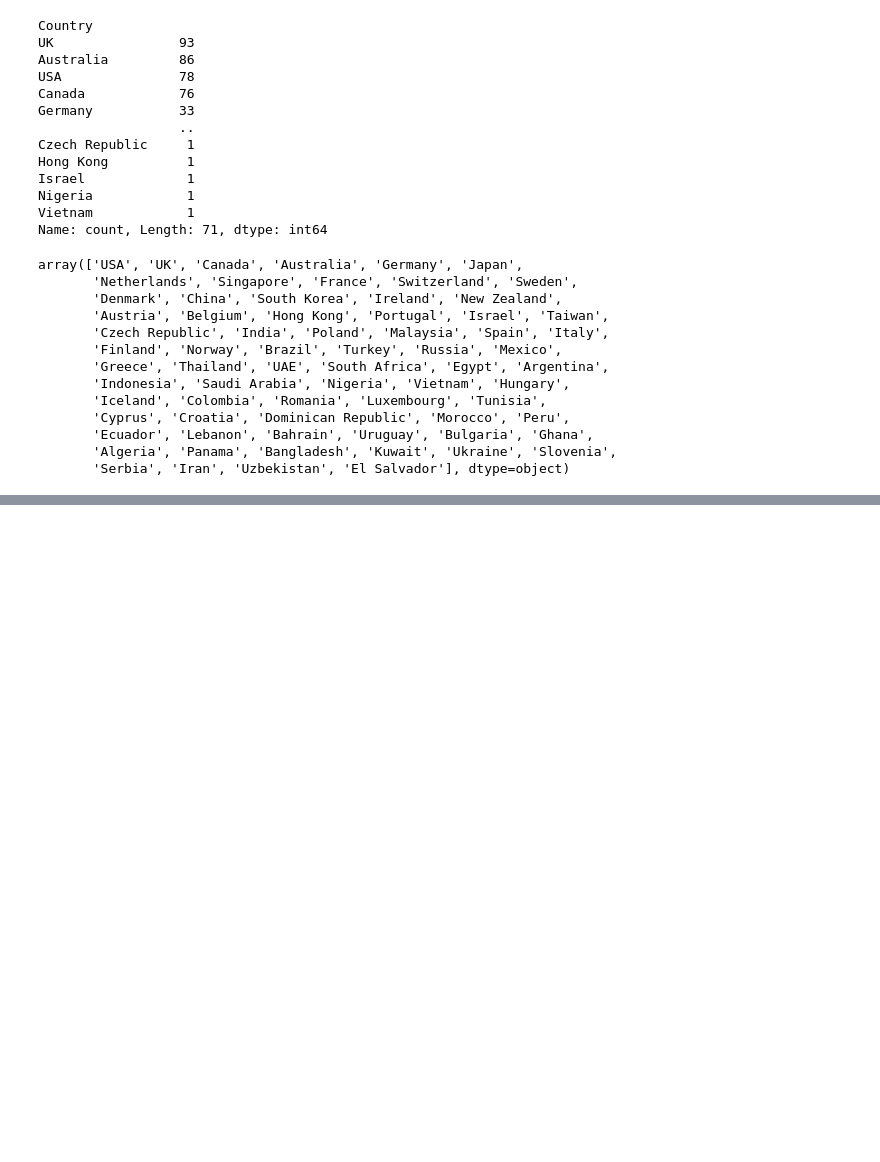
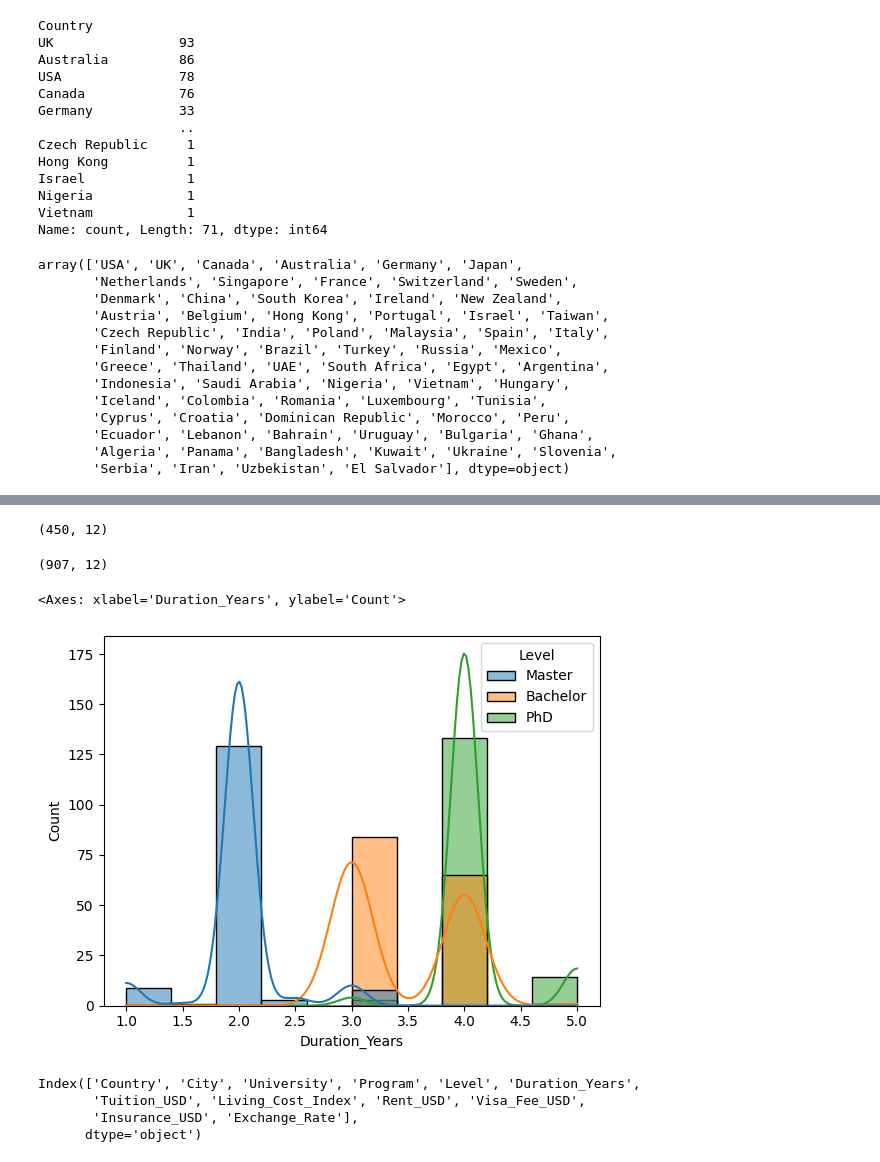
Before and after one commit to ashuwebdevloper/GEN-AI, a Jupyter notebook: ML/demo_ML_Project.ipynb, the cells around one changed output, grey strips where cells are left out. Cells and saved outputs as stored; diff of their text form; code cells hidden in the pictures; blank space fills up the shorter version.

```diff
--- a/ML/demo_ML_Project.ipynb
+++ b/ML/demo_ML_Project.ipynb
@@ -104,0 +283,28 @@ df[df['Country'] == 'India']
+# %%
+d1=df[df['Level'] == 'Master'].head(150)
+# %%
+d2=df[df['Level'] == 'Bachelor'].head(150)
+# %%
+d3=df[df['Level'] == 'PhD'].head(150)
+# %%
+d4=pd.concat([d1,d2,d3], axis=0)
+# %%
+d4.shape
+# %% [output]
+(450, 12)
+# %%
+df.shape
+# %% [output]
+(907, 12)
+# %%
+sns.histplot(x='Duration_Years', data=d4, hue='Level', kde=True)
+# %% [output]
+<Axes: xlabel='Duration_Years', ylabel='Count'>
+[figure, added]
+# %%
+df.columns
+# %% [output]
+Index(['Country', 'City', 'University', 'Program', 'Level', 'Duration_Years',
+       'Tuition_USD', 'Living_Cost_Index', 'Rent_USD', 'Visa_Fee_USD',
+       'Insurance_USD', 'Exchange_Rate'],
+      dtype='object')
```
Also changed, not shown: parts of 30 cells of this notebook.
